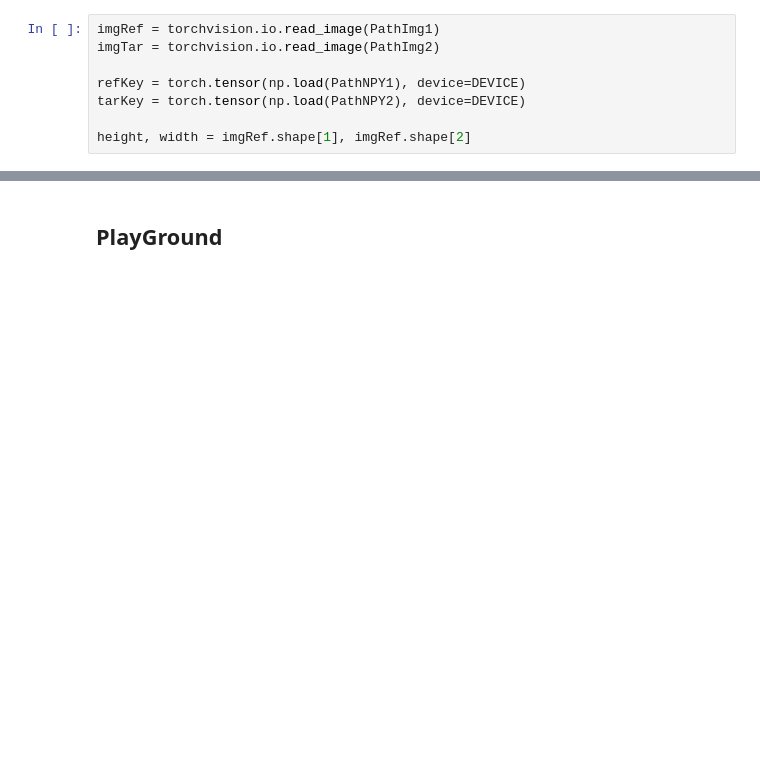
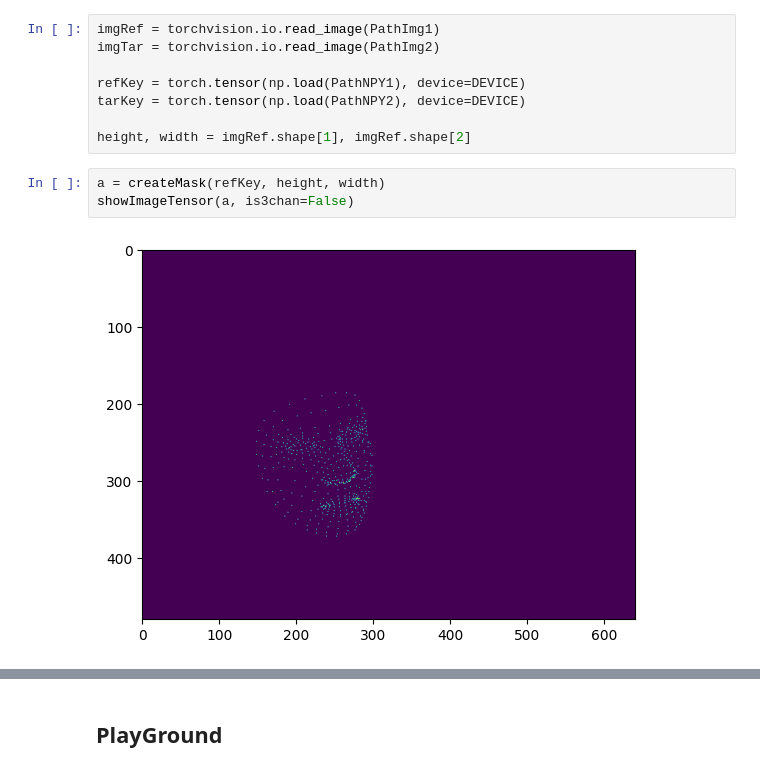
Before and after one commit to aminfadaei116/view-net, a Jupyter notebook: ViewNet notbook.ipynb, the cells around one changed output, grey strips where cells are left out. Drawn from its saved outputs; the diff is of its cells as text; blank space fills up the shorter version.

```diff
--- a/ViewNet notbook.ipynb
+++ b/ViewNet notbook.ipynb
@@ -31,3 +31,8 @@ refKey = torch.tensor(np.load(PathNPY1), device=DEVICE)
 tarKey = torch.tensor(np.load(PathNPY2), device=DEVICE)
 
 height, width = imgRef.shape[1], imgRef.shape[2]
+# %%
+a = createMask(refKey, height, width)
+showImageTensor(a, is3chan=False)
+# %% [output]
+[figure, added]
```
Also changed, not shown: parts of 11 cells of this notebook, 2 other files.
